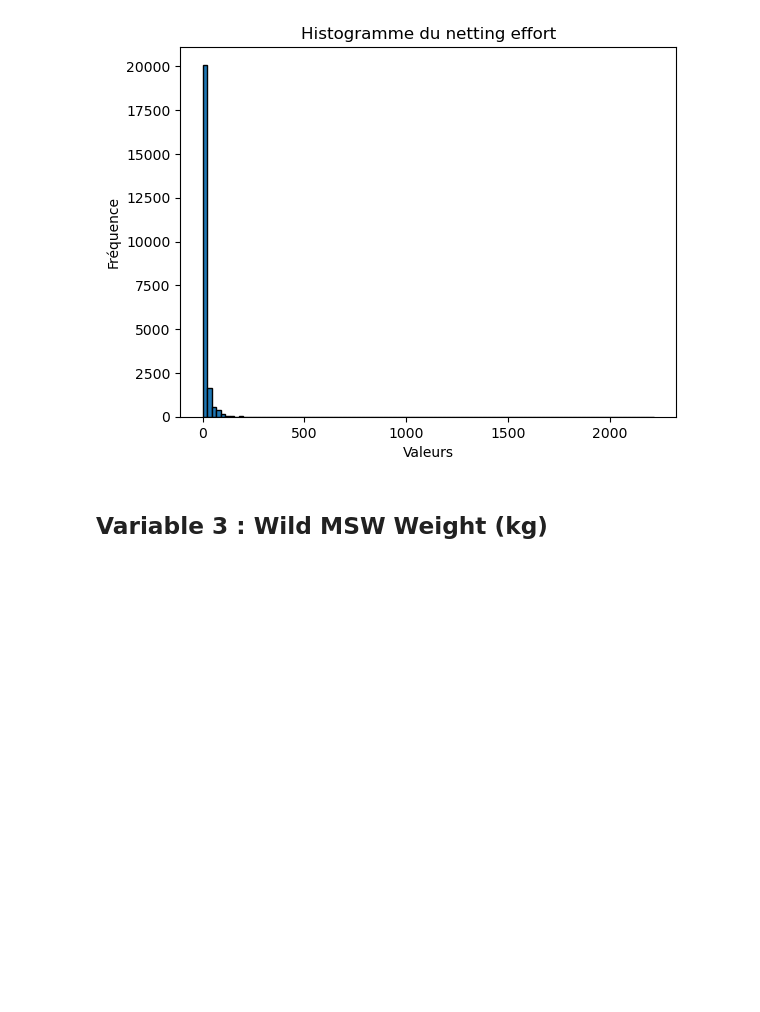
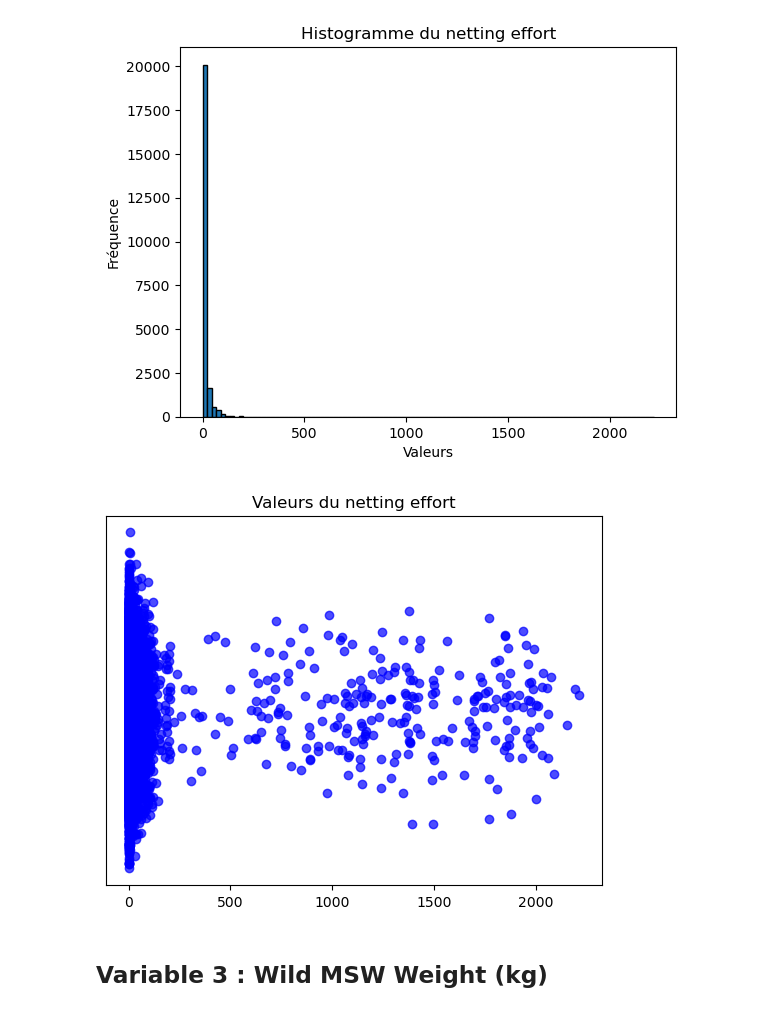
Before and after one commit to F1golfin/projet_stat, a Jupyter notebook: Etude_statistique_Saumons.ipynb, the cells around one changed output. Saved outputs shown, nothing was run; the diff lists cells and outputs as text; code cells hidden in the pictures; blank space fills up the shorter version.

```diff
--- a/Etude_statistique_Saumons.ipynb
+++ b/Etude_statistique_Saumons.ipynb
@@ -193,6 +193,17 @@ plt.ylabel('Fréquence')
 plt.show()
 # %% [output]
 [figure]
+# %%
+# Scatter plot en 1D
+plt.scatter(netting_eff, y, color="blue", alpha=0.7)
+
+# Personnalisation du graphique
+plt.yticks([])
+plt.title("Valeurs du netting effort")
+
+plt.show()
+# %% [output]
+[figure, added]
 # %% [markdown]
 ## Variable 3 : Wild MSW Weight (kg)
 # %%
```
Also changed, not shown: parts of 11 cells of this notebook.
